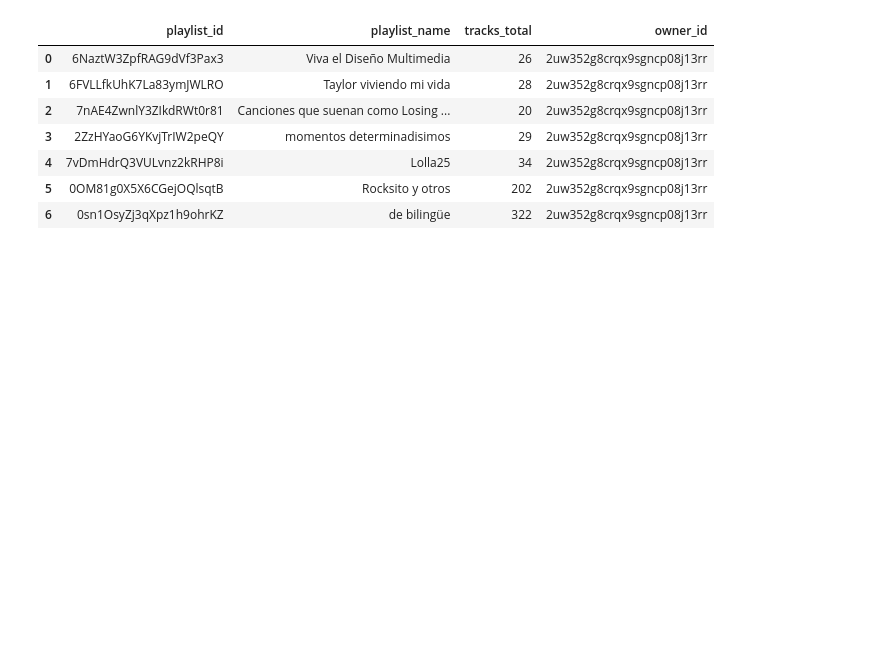
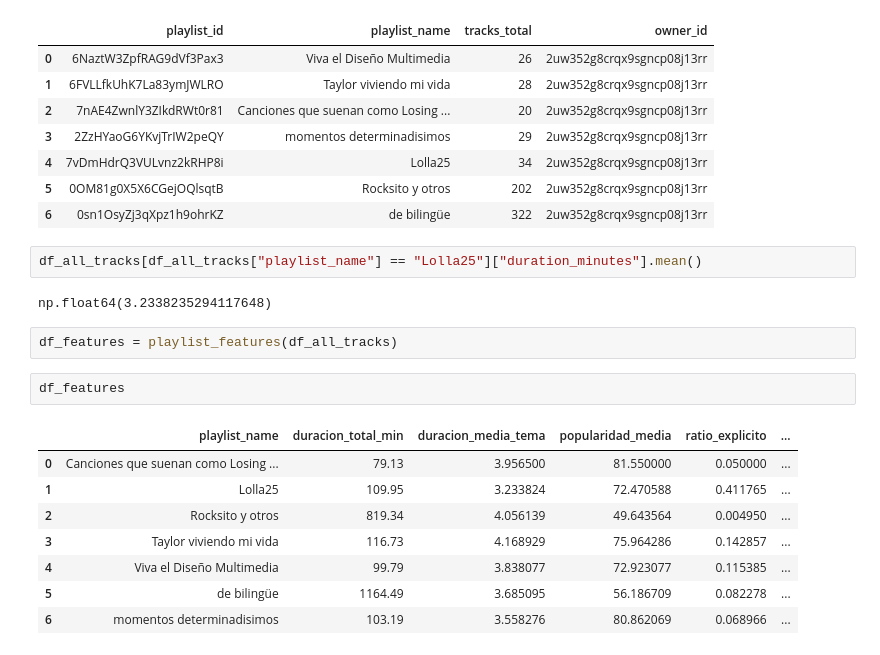
Before and after one commit to vickyguar/data-beats, a Jupyter notebook: data_beats.ipynb, the cells around one changed output. Cells and saved outputs as stored; diff of their text form; blank space fills up the shorter version.

```diff
--- a/data_beats.ipynb
+++ b/data_beats.ipynb
@@ -191,3 +188,20 @@ df_playlists
 | 4 | 7vDmHdrQ3VULvnz2kRHP8i | Lolla25 | 34 | 2uw352g8crqx9sgncp08j13rr |
 | 5 | 0OM81g0X5X6CGejOQlsqtB | Rocksito y otros | 202 | 2uw352g8crqx9sgncp08j13rr |
 | 6 | 0sn1OsyZj3qXpz1h9ohrKZ | de bilingüe | 322 | 2uw352g8crqx9sgncp08j13rr |
+# %%
+df_all_tracks[df_all_tracks["playlist_name"] == "Lolla25"]["duration_minutes"].mean()
+# %% [output]
+np.float64(3.2338235294117648)
+# %%
+df_features = playlist_features(df_all_tracks)
+# %%
+df_features
+# %% [output]
+|  | playlist_name | duracion_total_min | duracion_media_tema | popularidad_media | ratio_explicito | ... |
+| 0 | Canciones que suenan como Losing ... | 79.13 | 3.956500 | 81.550000 | 0.050000 | ... |
+| 1 | Lolla25 | 109.95 | 3.233824 | 72.470588 | 0.411765 | ... |
+| 2 | Rocksito y otros | 819.34 | 4.056139 | 49.643564 | 0.004950 | ... |
+| 3 | Taylor viviendo mi vida | 116.73 | 4.168929 | 75.964286 | 0.142857 | ... |
+| 4 | Viva el Diseño Multimedia | 99.79 | 3.838077 | 72.923077 | 0.115385 | ... |
+| 5 | de bilingüe | 1164.49 | 3.685095 | 56.186709 | 0.082278 | ... |
+| 6 | momentos determinadisimos | 103.19 | 3.558276 | 80.862069 | 0.068966 | ... |
```
Also changed, not shown: parts of 4 cells of this notebook, 1 other file.
